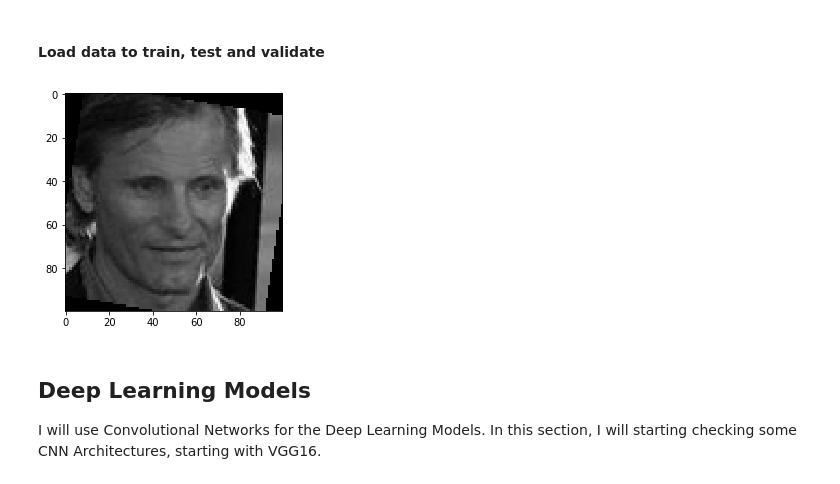
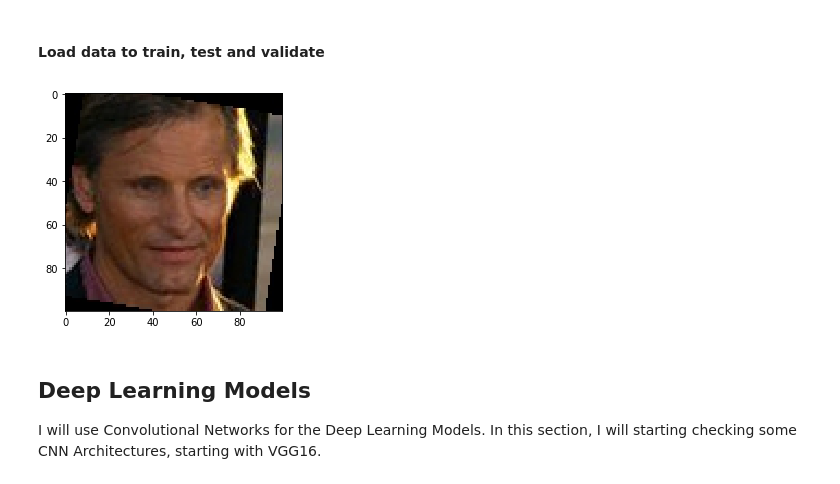
Before and after one commit to gutomcosta/who-is-in-the-photo, a Jupyter notebook: exploratory-analysis/deep-learning-model.ipynb, the cells around one changed output. Cells and saved outputs as stored; diff of their text form; code cells hidden in the pictures.

```diff
--- a/exploratory-analysis/deep-learning-model.ipynb
+++ b/exploratory-analysis/deep-learning-model.ipynb
@@ -87,11 +86,11 @@ test_tensors = paths_to_tensor(test_files).astype('float32')/255
 # %%
 import matplotlib.pyplot as plt
 
-img = base_train_images[10]
-plt.imshow(img,cmap='gray')
+img = train_tensors[10]
+plt.imshow(img)
 plt.show()
 # %% [output]
-[figure, old version]
+[figure, new version]
 # %% [markdown]
 ## Deep Learning Models
 
```
Also changed, not shown: parts of 39 cells of this notebook.
